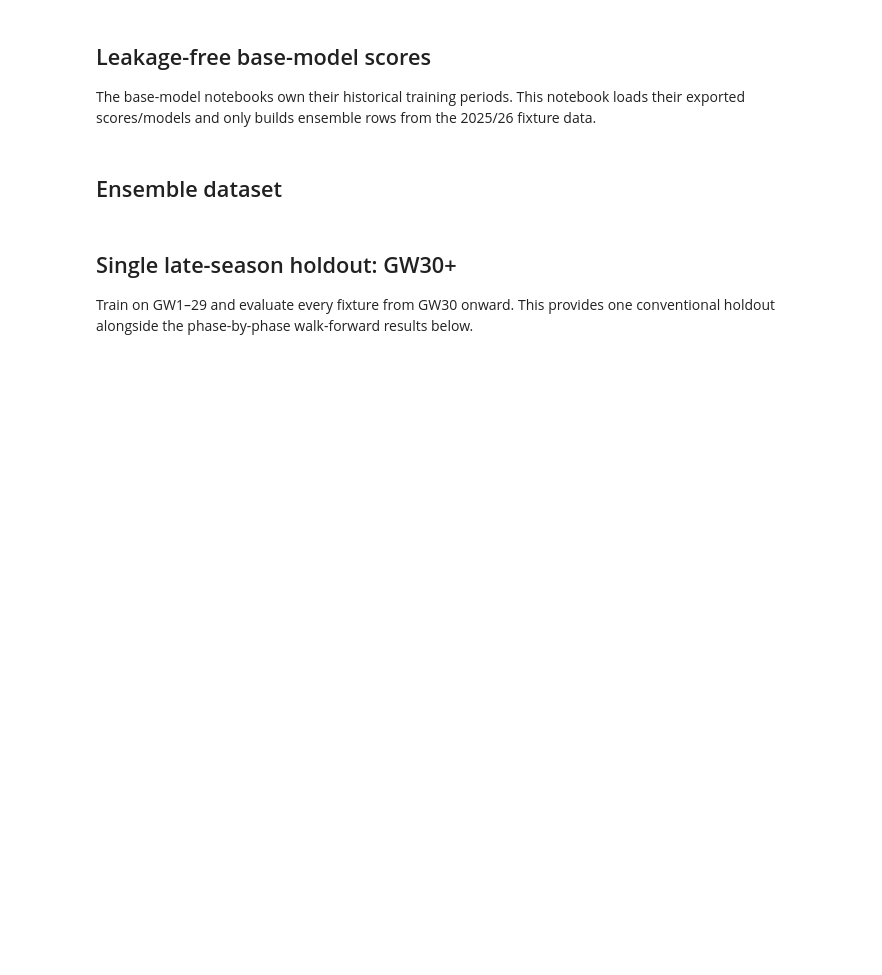
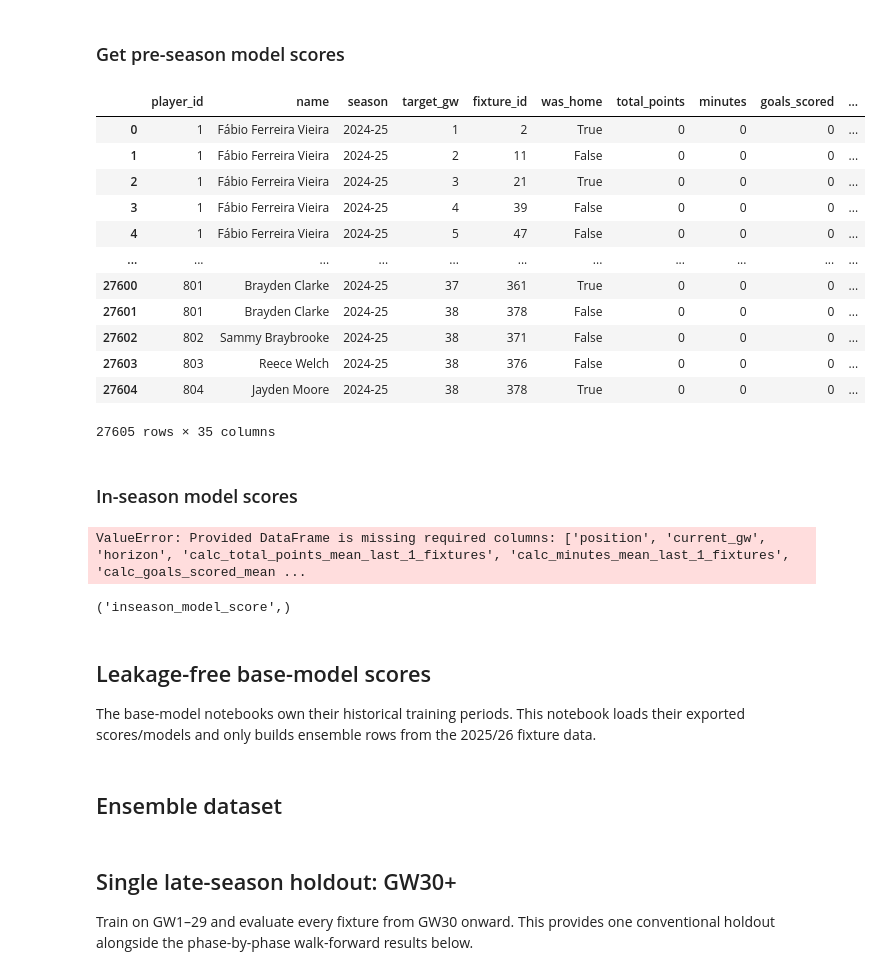
Before and after one commit to calumthompson/fantasy_football_v2, a Jupyter notebook: training/notebooks/ensemble_model.ipynb, the cells around one changed output. Drawn from its saved outputs; the diff is of its cells as text; code cells hidden in the pictures; blank space fills up the shorter version.

```diff
--- a/training/notebooks/ensemble_model.ipynb
+++ b/training/notebooks/ensemble_model.ipynb
@@ -28,3 +101,62 @@ RANDOM_STATE = 42
+# %% [markdown]
+### Get pre-season model scores
+# %%
+TRAINING_SEASONS = ["2023-24"]
+
+pre_season_history = pd.concat(
+    [
+        load_historic_player_fixture_data(season).assign(season=season)
+        for season in TRAINING_SEASONS
+    ],
+    ignore_index=True,
+    sort=False,
+)
+
+pre_season_history = pre_season_history.groupby(["name","position"])[NUMERIC_FEATURES].sum(min_count=1).rename(columns={
+        feature: f"season_sum_{feature}" for feature in NUMERIC_FEATURES
+    }).reset_index()
+
+
+pre_season_history['pre_season_model_score'] = pre_season_model.predict_for_dataframe(pre_season_history)
+
+fixture_history_df = fixture_history_df.merge(
+    pre_season_history[["name", "pre_season_model_score"]],
+    on = ['name'],
+    how = 'left'
+)
+
+fixture_history_df
+# %% [output]
+|  | player_id | name | season | target_gw | fixture_id | was_home | total_points | minutes | goals_scored | ... |
+| 0 | 1 | Fábio Ferreira Vieira | 2024-25 | 1 | 2 | True | 0 | 0 | 0 | ... |
+| 1 | 1 | Fábio Ferreira Vieira | 2024-25 | 2 | 11 | False | 0 | 0 | 0 | ... |
+| 2 | 1 | Fábio Ferreira Vieira | 2024-25 | 3 | 21 | True | 0 | 0 | 0 | ... |
+| 3 | 1 | Fábio Ferreira Vieira | 2024-25 | 4 | 39 | False | 0 | 0 | 0 | ... |
+| 4 | 1 | Fábio Ferreira Vieira | 2024-25 | 5 | 47 | False | 0 | 0 | 0 | ... |
+| ... | ... | ... | ... | ... | ... | ... | ... | ... | ... | ... |
+| 27600 | 801 | Brayden Clarke | 2024-25 | 37 | 361 | True | 0 | 0 | 0 | ... |
+| 27601 | 801 | Brayden Clarke | 2024-25 | 38 | 378 | False | 0 | 0 | 0 | ... |
+| 27602 | 802 | Sammy Braybrooke | 2024-25 | 38 | 371 | False | 0 | 0 | 0 | ... |
+| 27603 | 803 | Reece Welch | 2024-25 | 38 | 376 | False | 0 | 0 | 0 | ... |
+| 27604 | 804 | Jayden Moore | 2024-25 | 38 | 378 | True | 0 | 0 | 0 | ... |
+27605 rows × 35 columns
+# %% [markdown]
+### In-season model scores
+# %%
+fixture_history_df['in_season_model_score'] = in_season_model.predict_for_dataframe(fixture_history_df)
+# %% [output]
+ValueError: Provided DataFrame is missing required columns: ['position', 'current_gw', 'horizon', 'calc_total_points_mean_last_1_fixtures', 'calc_minutes_mean_last_1_fixtures', 'calc_goals_scored_mean ...
+# %%
+    "target_gw",
+    "horizon",
+    "position",
+    "was_home"
+    "player_game_difficulty"
+    "opponent_game_difficulty"
+    "pre_season_model_score",
+    "in_season_model_score",
+# %% [output]
+('inseason_model_score',)
 # %% [markdown]
 ## Leakage-free base-model scores
 
```
Also changed, not shown: parts of 6 cells of this notebook, 13 other files.
